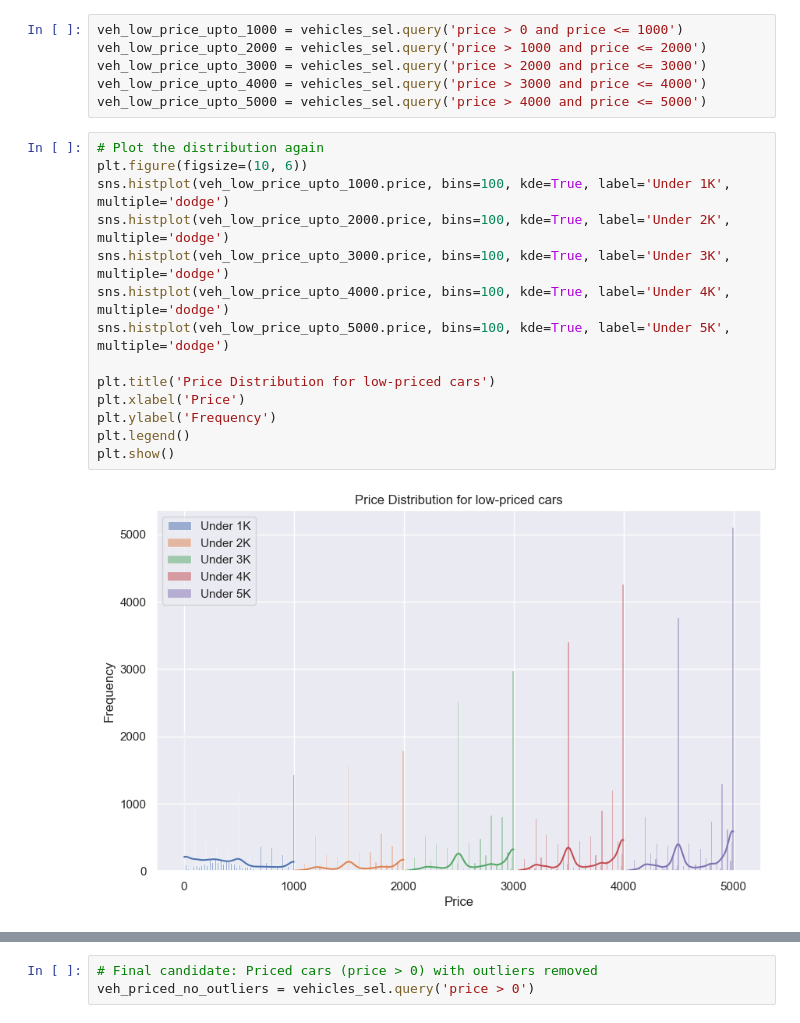
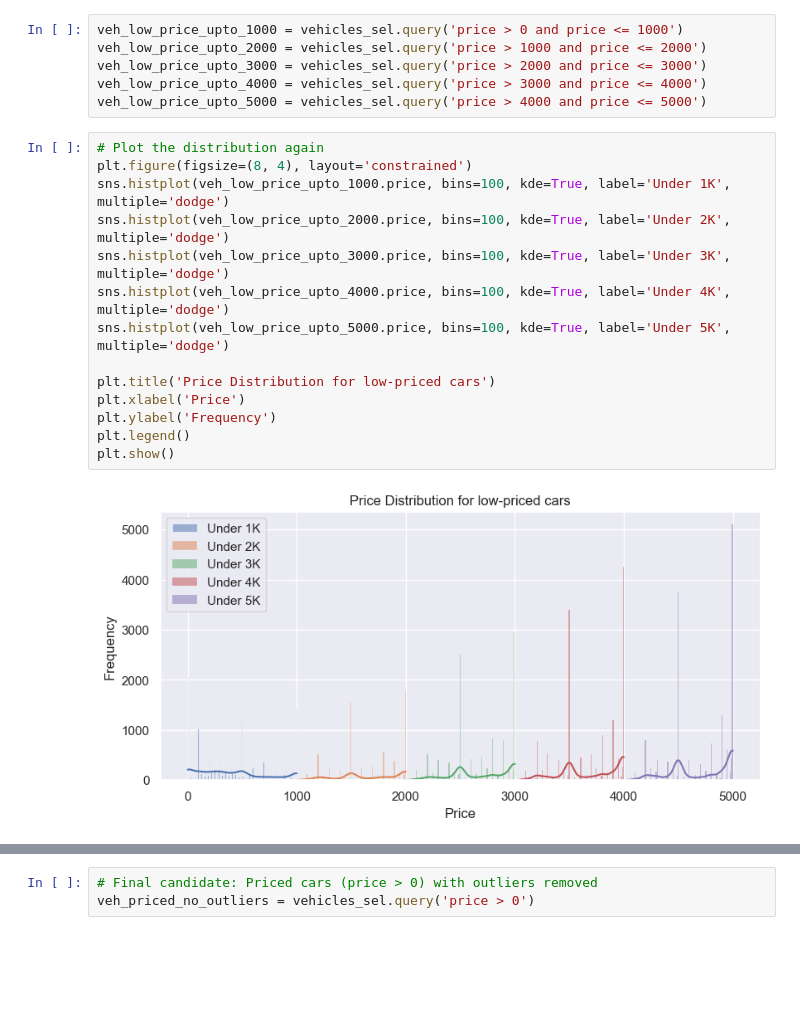
Before and after one commit to fazeelgm/UCB_ML_AI_PracticalApp_II, a Jupyter notebook: DataInvestigation.ipynb, the cells around one changed output, grey strips where cells are left out. Drawn from its saved outputs; the diff is of its cells as text; blank space fills up the shorter version.

```diff
--- a/DataInvestigation.ipynb
+++ b/DataInvestigation.ipynb
@@ -373,20 +427,20 @@ veh_low_price_upto_4000 = vehicles_sel.query('price > 3000 and price <= 4000')
 veh_low_price_upto_5000 = vehicles_sel.query('price > 4000 and price <= 5000')
 # %%
 # Plot the distribution again
-plt.figure(figsize=(10, 6))
+plt.figure(figsize=(8, 4), layout='constrained')
 sns.histplot(veh_low_price_upto_1000.price, bins=100, kde=True, label='Under 1K', multiple='dodge')
 sns.histplot(veh_low_price_upto_2000.price, bins=100, kde=True, label='Under 2K', multiple='dodge')
 sns.histplot(veh_low_price_upto_3000.price, bins=100, kde=True, label='Under 3K', multiple='dodge')
 sns.histplot(veh_low_price_upto_4000.price, bins=100, kde=True, label='Under 4K', multiple='dodge')
 sns.histplot(veh_low_price_upto_5000.price, bins=100, kde=True, label='Under 5K', multiple='dodge')
 
 plt.title('Price Distribution for low-priced cars')
 plt.xlabel('Price')
 plt.ylabel('Frequency')
 plt.legend()
 plt.show()
 # %% [output]
-[figure, old version]
+[figure, new version]
 # %% [markdown]
 ### Pricing Findings
 
```
Also changed, not shown: parts of 48 cells of this notebook, 1 other file.
